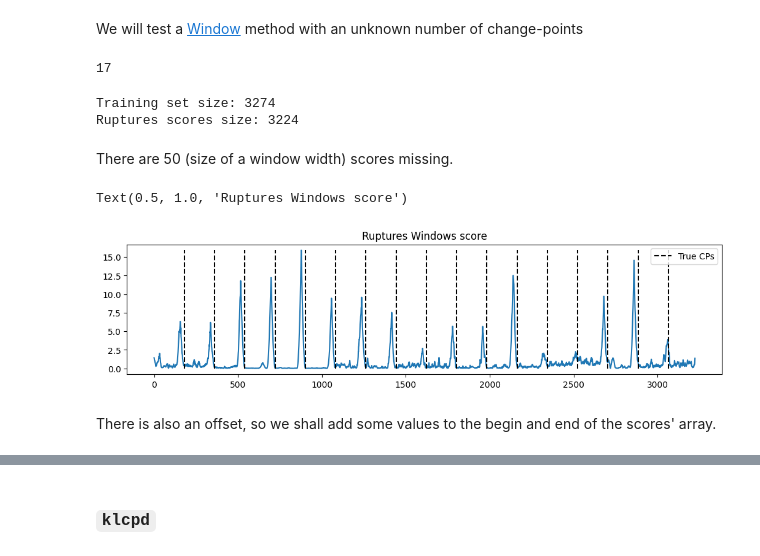
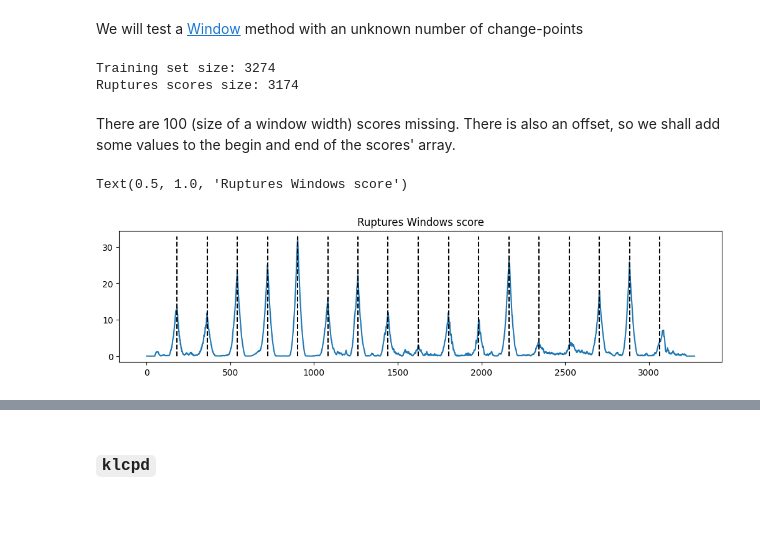
Before and after one commit to HSE-LAMBDA/roerich, a Jupyter notebook: docs/examples/benchmarking.ipynb, the cells around one changed output, grey strips where cells are left out. Saved outputs shown, nothing was run; the diff lists cells and outputs as text; code cells hidden in the pictures; blank space fills up the shorter version.

```diff
--- a/docs/examples/benchmarking.ipynb
+++ b/docs/examples/benchmarking.ipynb
@@ -219,35 +219,24 @@ plt.tight_layout()
 #!pip install -q ruptures
 # %% [markdown]
 We will test a [Window](https://centre-borelli.github.io/ruptures-docs/user-guide/detection/window/) method with an unknown number of change-points
-# %%
-import ruptures as rpt
-
-sigma = 0.305 #The lower sigma the more breakpoints are to be found.
-#Value 0.305 found experimentally such that 15 <= n_bkps <= 25
-
-n = X_ss.shape[0]
-
-algo = rpt.Window(width=50, jump=1, model='rbf').fit(X_ss)
-cps_pred = algo.predict(epsilon=3 * n * sigma**2)
-len(cps_pred)
-# %% [output]
-17
+# %%
+import ruptures as rpt
+
+algo = rpt.Window(width=2*50, jump=1, model='rbf').fit(X_ss)
 # %%
 print('Training set size:', X_ss.shape[0])
 print('Ruptures scores size:', algo.score.size)
 # %% [output]
 Training set size: 3274
-Ruptures scores size: 3224
+Ruptures scores size: 3174
 # %% [markdown]
-There are 50 (size of a window width) scores missing.
+There are 100 (size of a window width) scores missing. There is also an offset, so we shall add some values to the begin and end of the scores' array.
 # %%
+rpt_scores = np.concatenate([np.zeros(50), algo.score, np.zeros(50)])
 plt.figure(figsize=(12.5, 2.5+0.25))
-plt.plot(algo.score)
-plt.vlines(cps_true, ymin=min(algo.score), ymax=max(algo.score), color='black', ls='--', label='True CPs')
-plt.legend()
+plt.plot(rpt_scores)
+plt.vlines(cps_true, ymin=min(rpt_scores), ymax=max(rpt_scores), color='black', ls='--')
 plt.title('Ruptures Windows score')
 # %% [output]
 Text(0.5, 1.0, 'Ruptures Windows score')
-[figure, old version]
+[figure, new version]
-# %% [markdown]
-There is also an offset, so we shall add some values to the begin and end of the scores' array.
```
Also changed, not shown: parts of 18 cells of this notebook.
